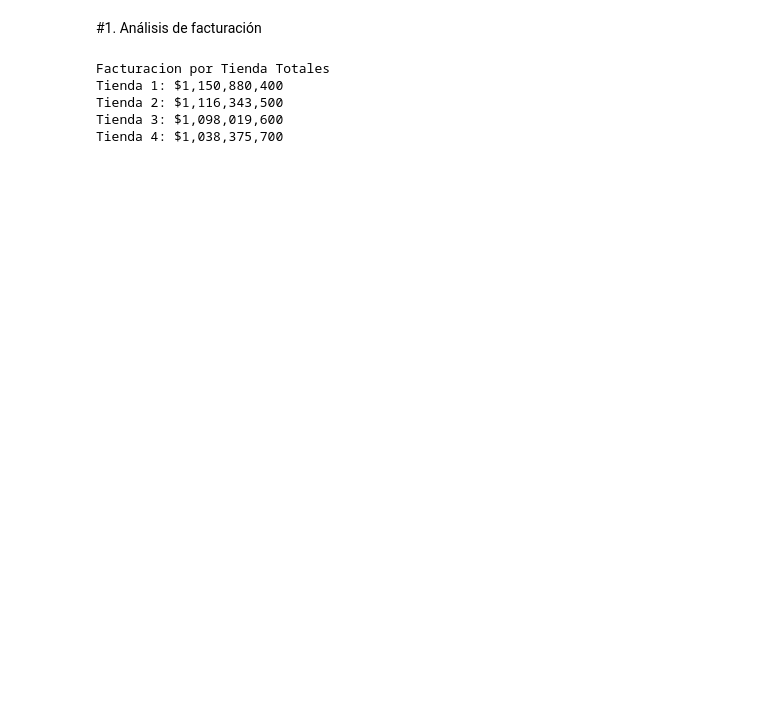
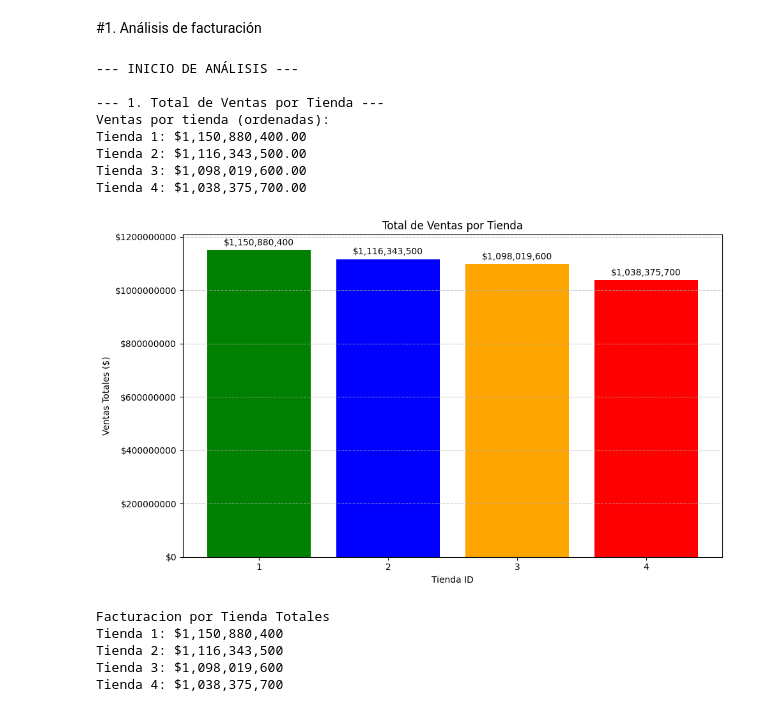
Before and after one commit to wimero72/challenge1-data-science-latam, a Jupyter notebook: Challege1_data_science_latam.ipynb, the cells around one changed output. Drawn from its saved outputs; the diff is of its cells as text; code cells hidden in the pictures; blank space fills up the shorter version.

```diff
--- a/Challege1_data_science_latam.ipynb
+++ b/Challege1_data_science_latam.ipynb
@@ -152,5 +65,77 @@ Número de columnas: 12
 # %% [markdown]
 #1. Análisis de facturación
+# %%
+# --- Verificación de Columnas Esenciales ---
+# nombre_archivo_csv = 'tienda_1.csv' # Asegúrate que este sea el nombre de tu archivo
+col_producto = 'Producto'
+col_categoria = 'Categoría del Producto'
+col_precio = 'Precio'
+col_envios = 'Costo de envío'
+col_Fecha_Compra = 'Fecha de Compra'
+col_vendedor = 'Vendedor'
+col_calificacion = 'Calificación'
+col_metodo_pago = 'Método de Pago'
+col_tienda_id = 'Tienda_id' # Corregido a 'Tienda_id' según tu descripción
+moneda_simbolo = '$'
+
+# columnas_requeridas = [col_producto, col_categoria, col_precio, col_envios, col_calificacion, col_tienda_id]
+# faltantes = [col for col in columnas_requeridas if col not in df.columns]
+# if faltantes:
+#     print(f"Error: Faltan las siguientes columnas en el CSV: {', '.join(faltantes)}")
+#     exit()
+
+print("\n--- INICIO DE ANÁLISIS ---")
+
+# --- 1. Total de ventas de cada tienda (Gráfico de Barras con colores específicos) ---
+print("\n--- 1. Total de Ventas por Tienda ---")
+ventas_por_tienda = df.groupby(col_tienda_id)[col_precio].sum().sort_values(ascending=False)
+
+print("Ventas por tienda (ordenadas):")
+for tienda, total in ventas_por_tienda.items():
+    print(f"Tienda {tienda}: {moneda_simbolo}{total:,.2f}")
+
+# Colores: verde (más ventas), azul, naranja, rojo (menos ventas)
+colores_base = ['green', 'blue', 'orange', 'red']
+num_tiendas = len(ventas_por_tienda)
+colores_graficos = []
+
+if num_tiendas > 0: colores_graficos.append(colores_base[0])
+if num_tiendas > 1: colores_graficos.append(colores_base[1])
+if num_tiendas > 2: colores_graficos.append(colores_base[2])
+if num_tiendas > 3: colores_graficos.append(colores_base[3])
+# Si hay más de 4 tiendas, las siguientes no tendrán color específico de esta lista
+# Se puede extender con 'grey' o dejar que matplotlib elija
+if num_tiendas > 4:
+    colores_graficos.extend(['grey'] * (num_tiendas - 4))
+elif num_tiendas < 4 :
+    colores_graficos = colores_base[:num_tiendas]
+
+
+plt.figure(figsize=(10, 6))
+bars_ventas = plt.bar(ventas_por_tienda.index.astype(str), ventas_por_tienda.values,
+                      color=colores_graficos[:num_tiendas]) # Asegurar que coincidan barras y colores
+plt.title('Total de Ventas por Tienda')
+plt.xlabel('Tienda ID')
+plt.ylabel(f'Ventas Totales ({moneda_simbolo})')
+plt.gca().yaxis.set_major_formatter(mtick.FormatStrFormatter(f'{moneda_simbolo}%.0f'))
+for bar in bars_ventas:
+    yval = bar.get_height()
+    plt.text(bar.get_x() + bar.get_width()/2.0, yval + (0.01 * ventas_por_tienda.values.max()),
+             f'{moneda_simbolo}{yval:,.0f}', ha='center', va='bottom')
+plt.xticks(rotation=0)
+plt.grid(axis='y', linestyle='--', alpha=0.7)
+plt.tight_layout()
+plt.show()
+# %% [output]
+--- INICIO DE ANÁLISIS ---
+
+--- 1. Total de Ventas por Tienda ---
+Ventas por tienda (ordenadas):
+Tienda 1: $1,150,880,400.00
+Tienda 2: $1,116,343,500.00
+Tienda 3: $1,098,019,600.00
+Tienda 4: $1,038,375,700.00
+[figure, added]
 # %%
 ventas_por_tienda = tiendas.groupby("Tienda_id")["Precio"].sum()
 print("Facturacion por Tienda Totales")
```
Also changed, not shown: parts of 18 cells of this notebook.
